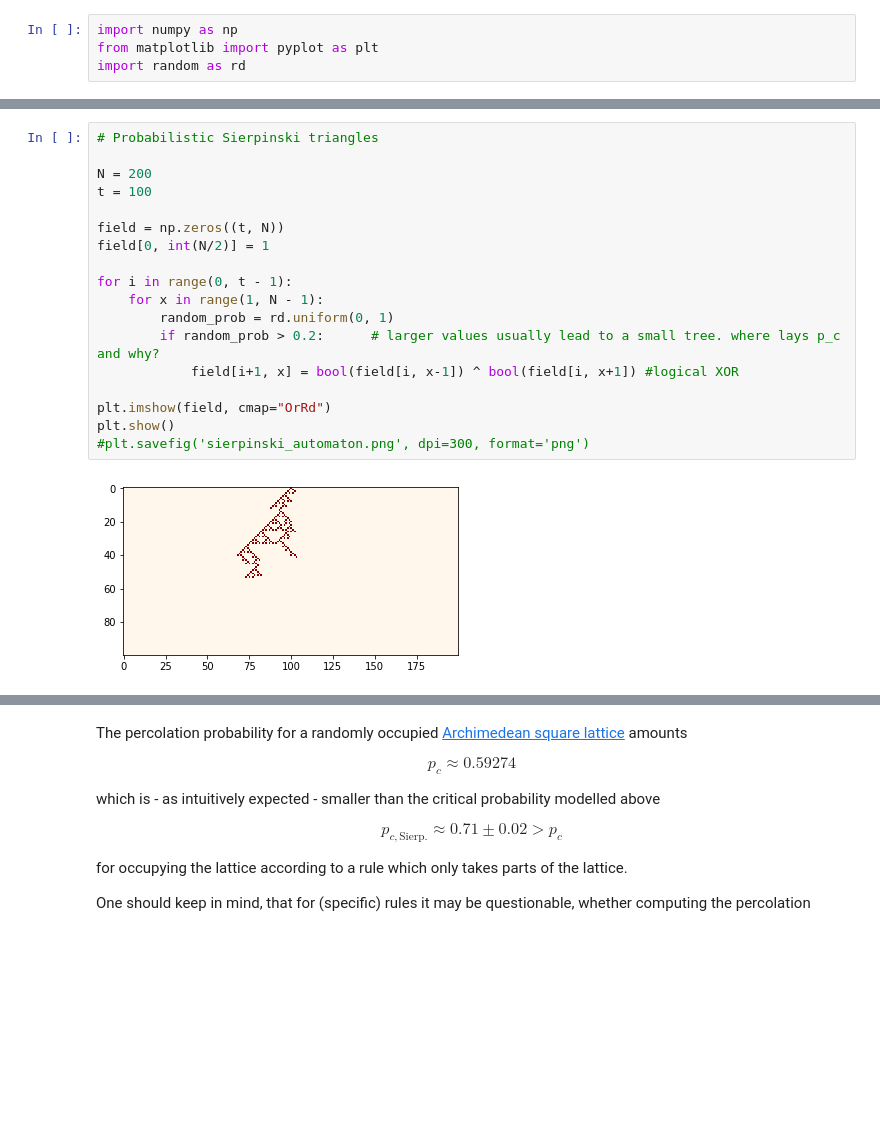
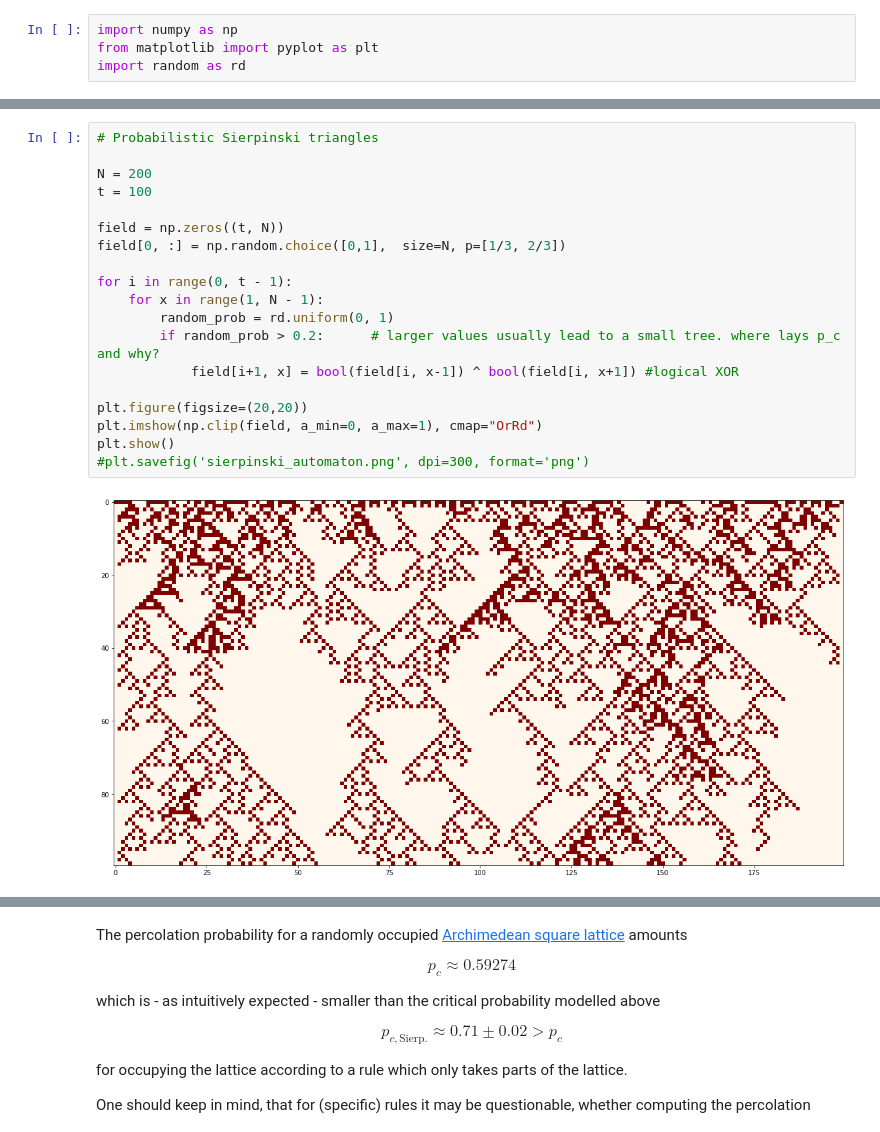
Before and after one commit to hs42/biophysics, a Jupyter notebook: playground.ipynb, the cells around one changed output, grey strips where cells are left out. Saved outputs shown, nothing was run; the diff lists cells and outputs as text; blank space fills up the shorter version.

Commit message:
random seeds

```diff
--- a/playground.ipynb
+++ b/playground.ipynb
@@ -37,23 +37,24 @@ plt.show()
 # %%
 # Probabilistic Sierpinski triangles
 
 N = 200
 t = 100
 
 field = np.zeros((t, N))
-field[0, int(N/2)] = 1
+field[0, :] = np.random.choice([0,1],  size=N, p=[1/3, 2/3])
 
 for i in range(0, t - 1):
     for x in range(1, N - 1):
         random_prob = rd.uniform(0, 1)
         if random_prob > 0.2:      # larger values usually lead to a small tree. where lays p_c and why?
             field[i+1, x] = bool(field[i, x-1]) ^ bool(field[i, x+1]) #logical XOR
 
-plt.imshow(field, cmap="OrRd")
+plt.figure(figsize=(20,20))
+plt.imshow(np.clip(field, a_min=0, a_max=1), cmap="OrRd")
 plt.show()
 #plt.savefig('sierpinski_automaton.png', dpi=300, format='png')
 # %% [output]
-[figure, old version]
+[figure, new version]
 # %%
 # Routine to receive the 'percolation probability'
 
```
Also changed, not shown: parts of 10 cells of this notebook.
